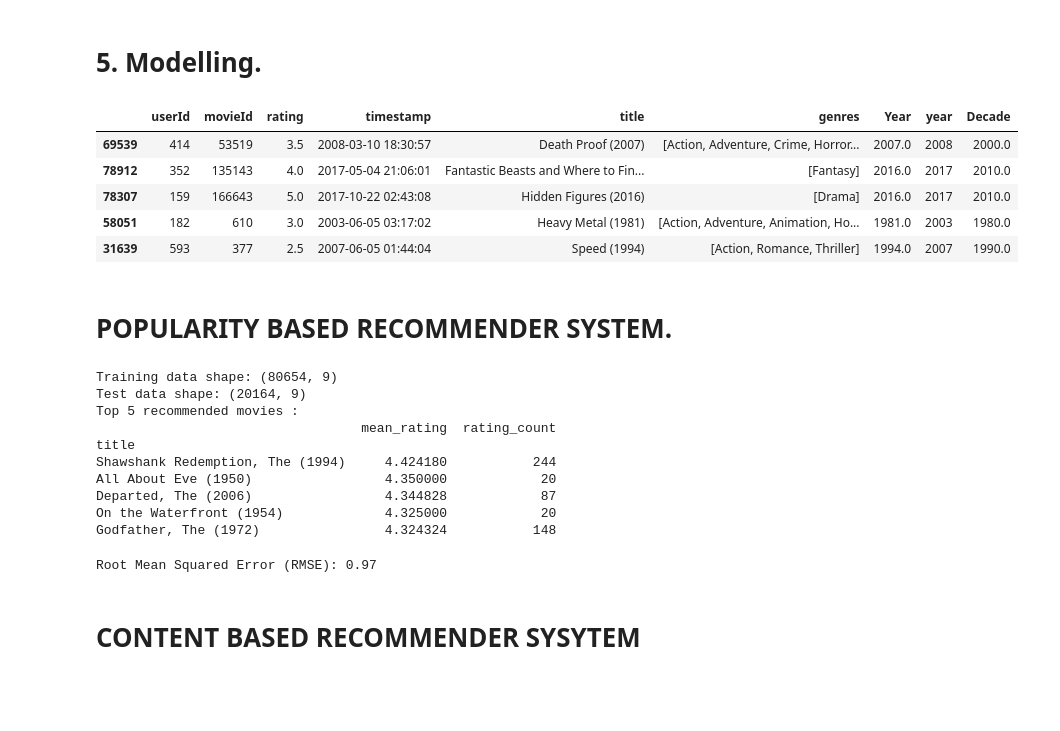
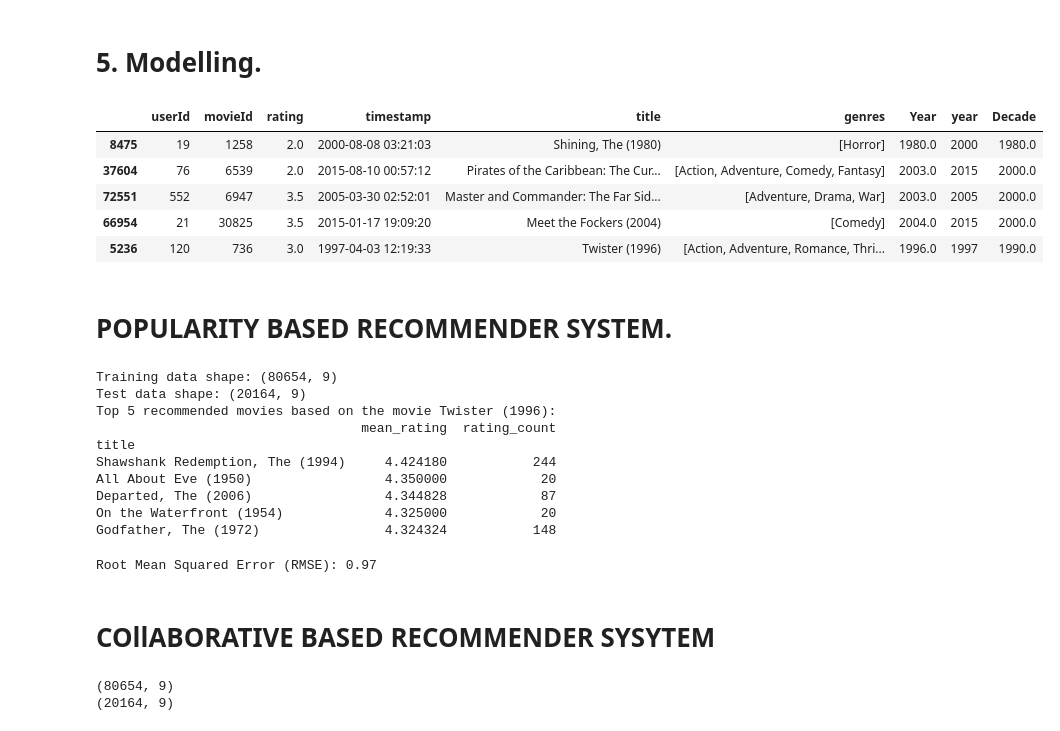
Before and after one commit to MercyKiragu/Dsc-Phase-4-project-group-2, a Jupyter notebook: notebook.ipynb, the cells around one changed output. Drawn from its saved outputs; the diff is of its cells as text; code cells hidden in the pictures; blank space fills up the shorter version.

```diff
--- a/notebook.ipynb
+++ b/notebook.ipynb
@@ -712,14 +712,15 @@ plt.show()
 # 5. Modelling.
 # %%
 #Datasets
-movies_ratings.sample(5)
+data = movies_ratings
+data.sample(5)
 # %% [output]
 |  | userId | movieId | rating | timestamp | title | genres | Year | year | Decade |
-| 69539 | 414 | 53519 | 3.5 | 2008-03-10 18:30:57 | Death Proof (2007) | [Action, Adventure, Crime, Horror... | 2007.0 | 2008 | 2000.0 |
-| 78912 | 352 | 135143 | 4.0 | 2017-05-04 21:06:01 | Fantastic Beasts and Where to Fin... | [Fantasy] | 2016.0 | 2017 | 2010.0 |
-| 78307 | 159 | 166643 | 5.0 | 2017-10-22 02:43:08 | Hidden Figures (2016) | [Drama] | 2016.0 | 2017 | 2010.0 |
-| 58051 | 182 | 610 | 3.0 | 2003-06-05 03:17:02 | Heavy Metal (1981) | [Action, Adventure, Animation, Ho... | 1981.0 | 2003 | 1980.0 |
-| 31639 | 593 | 377 | 2.5 | 2007-06-05 01:44:04 | Speed (1994) | [Action, Romance, Thriller] | 1994.0 | 2007 | 1990.0 |
+| 8475 | 19 | 1258 | 2.0 | 2000-08-08 03:21:03 | Shining, The (1980) | [Horror] | 1980.0 | 2000 | 1980.0 |
+| 37604 | 76 | 6539 | 2.0 | 2015-08-10 00:57:12 | Pirates of the Caribbean: The Cur... | [Action, Adventure, Comedy, Fantasy] | 2003.0 | 2015 | 2000.0 |
+| 72551 | 552 | 6947 | 3.5 | 2005-03-30 02:52:01 | Master and Commander: The Far Sid... | [Adventure, Drama, War] | 2003.0 | 2005 | 2000.0 |
+| 66954 | 21 | 30825 | 3.5 | 2015-01-17 19:09:20 | Meet the Fockers (2004) | [Comedy] | 2004.0 | 2015 | 2000.0 |
+| 5236 | 120 | 736 | 3.0 | 1997-04-03 12:19:33 | Twister (1996) | [Action, Adventure, Romance, Thri... | 1996.0 | 1997 | 1990.0 |
 # %% [markdown]
 # POPULARITY BASED RECOMMENDER SYSTEM.
 # %%
@@ -869,7 +870,7 @@ if __name__ == "__main__":
 # %% [output]
 Training data shape: (80654, 9)
 Test data shape: (20164, 9)
-Top 5 recommended movies :
+Top 5 recommended movies based on the movie Twister (1996):
                                   mean_rating  rating_count
 title
 Shawshank Redemption, The (1994)     4.424180           244
@@ -884,4 +885,11 @@ print(f"Root Mean Squared Error (RMSE): {rmse:.2f}")
 # %% [output]
 Root Mean Squared Error (RMSE): 0.97
 # %% [markdown]
-# CONTENT BASED RECOMMENDER SYSYTEM
+# COllABORATIVE BASED RECOMMENDER SYSYTEM
+# %%
+trainset, testset = train_test_split(movies_ratings, test_size=0.2)
+print(trainset.shape)
+print(testset.shape)
+# %% [output]
+(80654, 9)
+(20164, 9)
```
Also changed, not shown: parts of 3 cells of this notebook.
